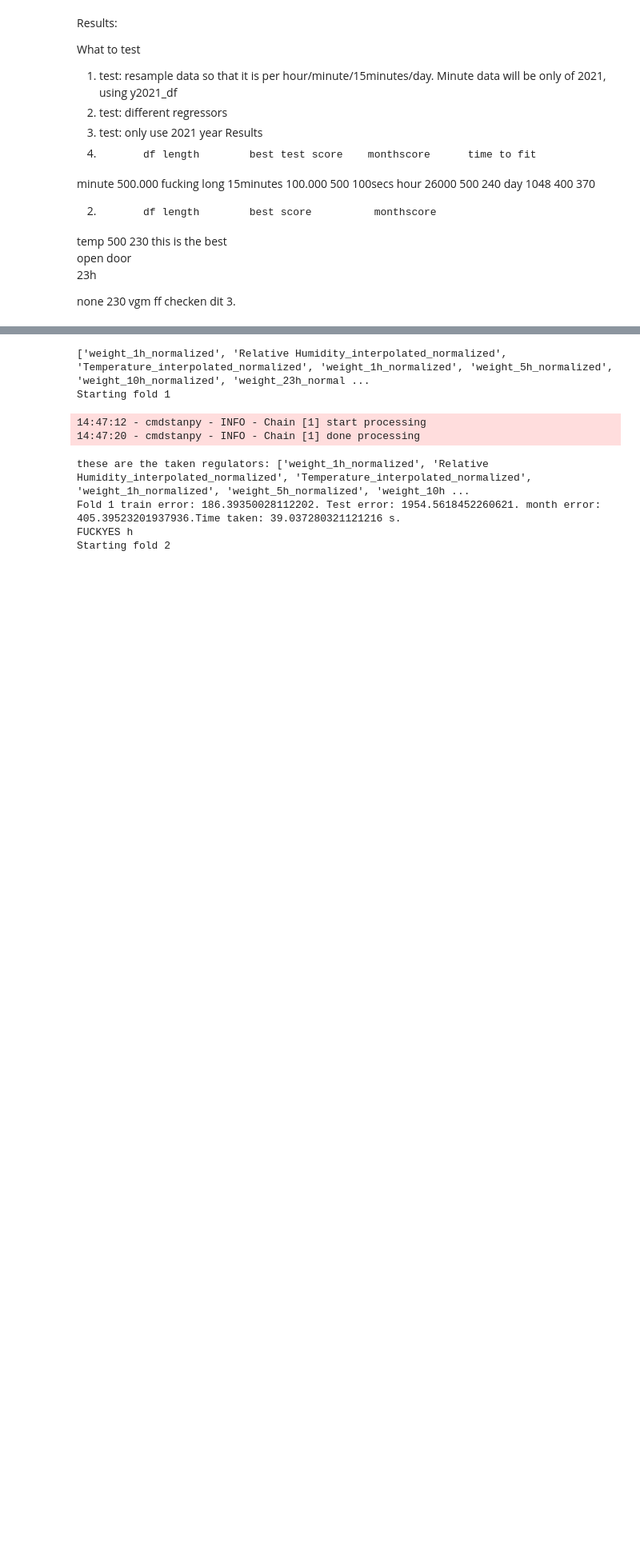
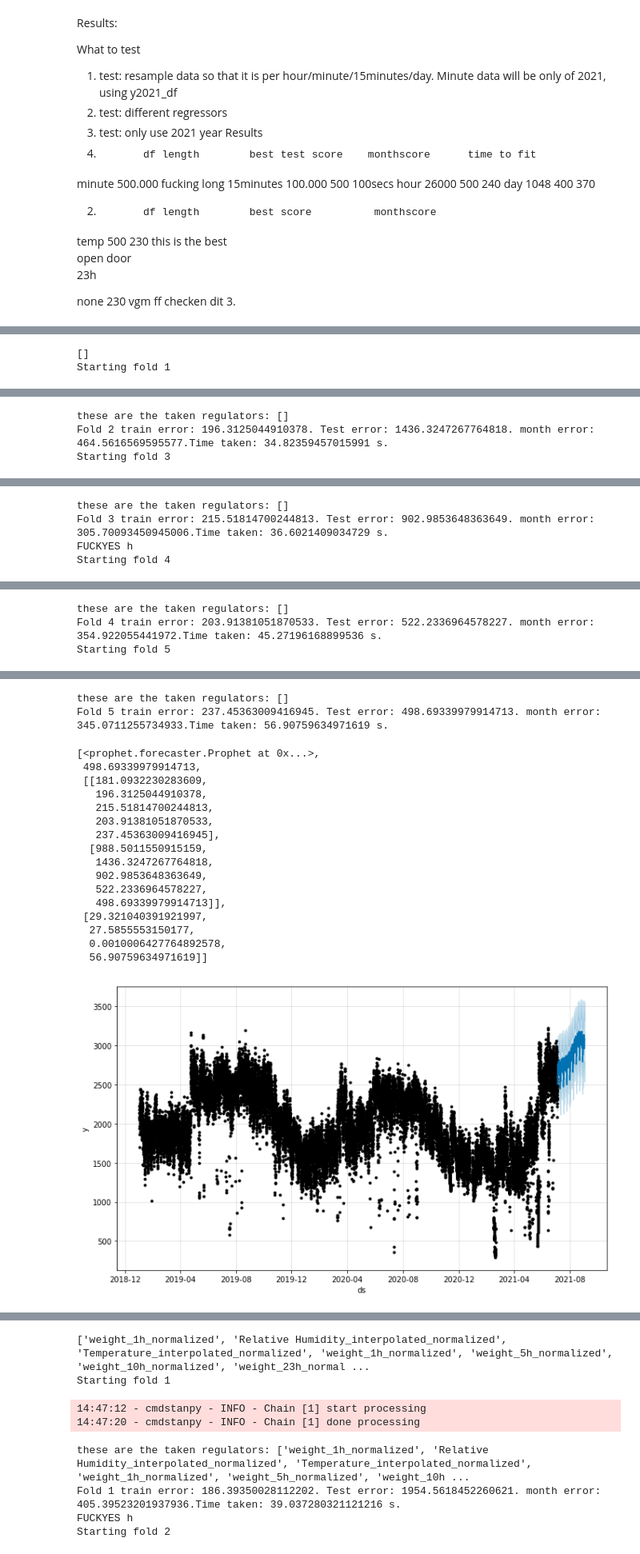
Before and after one commit to Robpennekamp/AppliedMachineLearning, a Jupyter notebook: Model Training by Sonja2.ipynb, the cells around one changed output, grey strips where cells are left out. Shown at 80% size. Cells and saved outputs as stored; diff of their text form; code cells hidden in the pictures; blank space fills up the shorter version.

```diff
--- a/Model Training by Sonja2.ipynb
+++ b/Model Training by Sonja2.ipynb
@@ -1031,0 +1098,5 @@ Code to do the test
+# %%
+prophet_model_prediction(new_df, ['h'], [[]], n_splits = 5)
+# %% [output]
+[]
+Starting fold 1
@@ -1031,0 +1111,3 @@ Code to do the test
+these are the taken regulators: []
+Fold 2 train error: 196.3125044910378. Test error: 1436.3247267764818. month error: 464.5616569595577.Time taken: 34.82359457015991 s.
+Starting fold 3
@@ -1031,0 +1116,4 @@ Code to do the test
+these are the taken regulators: []
+Fold 3 train error: 215.51814700244813. Test error: 902.9853648363649. month error: 305.70093450945006.Time taken: 36.6021409034729 s.
+FUCKYES h
+Starting fold 4
@@ -1031,0 +1122,3 @@ Code to do the test
+these are the taken regulators: []
+Fold 4 train error: 203.91381051870533. Test error: 522.2336964578227. month error: 354.922055441972.Time taken: 45.27196168899536 s.
+Starting fold 5
@@ -1031,0 +1127,19 @@ Code to do the test
+these are the taken regulators: []
+Fold 5 train error: 237.45363009416945. Test error: 498.69339979914713. month error: 345.0711255734933.Time taken: 56.90759634971619 s.
+[<prophet.forecaster.Prophet at 0x...>,
+ 498.69339979914713,
+ [[181.0932230283609,
+   196.3125044910378,
+   215.51814700244813,
+   203.91381051870533,
+   237.45363009416945],
+  [988.5011550915159,
+   1436.3247267764818,
+   902.9853648363649,
+   522.2336964578227,
+   498.69339979914713]],
+ [29.321040391921997,
+  27.5855553150177,
+  0.0010006427764892578,
+  56.90759634971619]]
+[figure, added]
```
Also changed, not shown: parts of 30 cells of this notebook.
